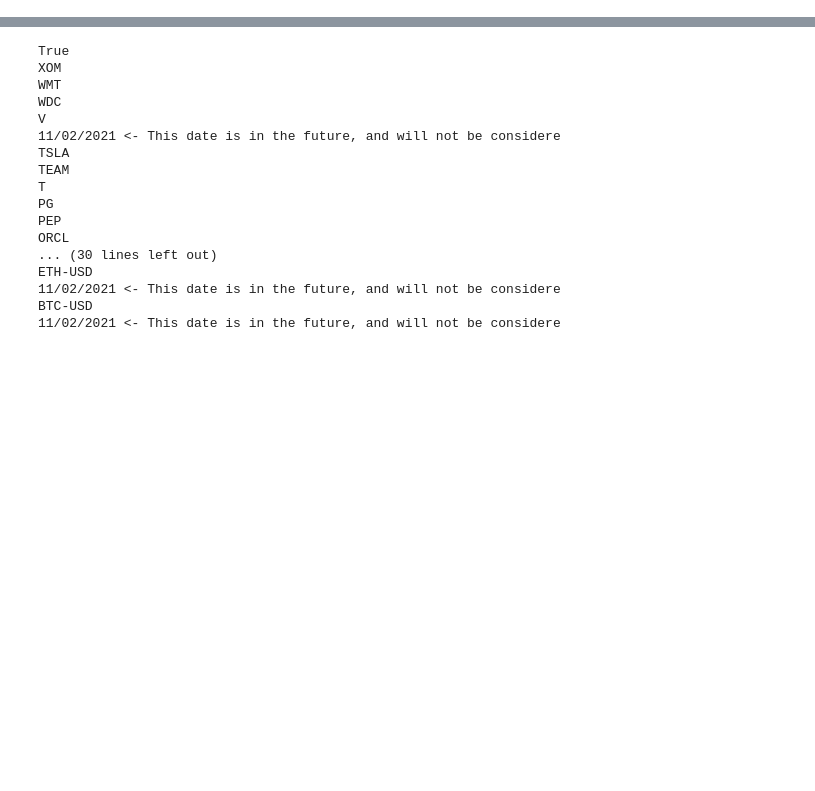
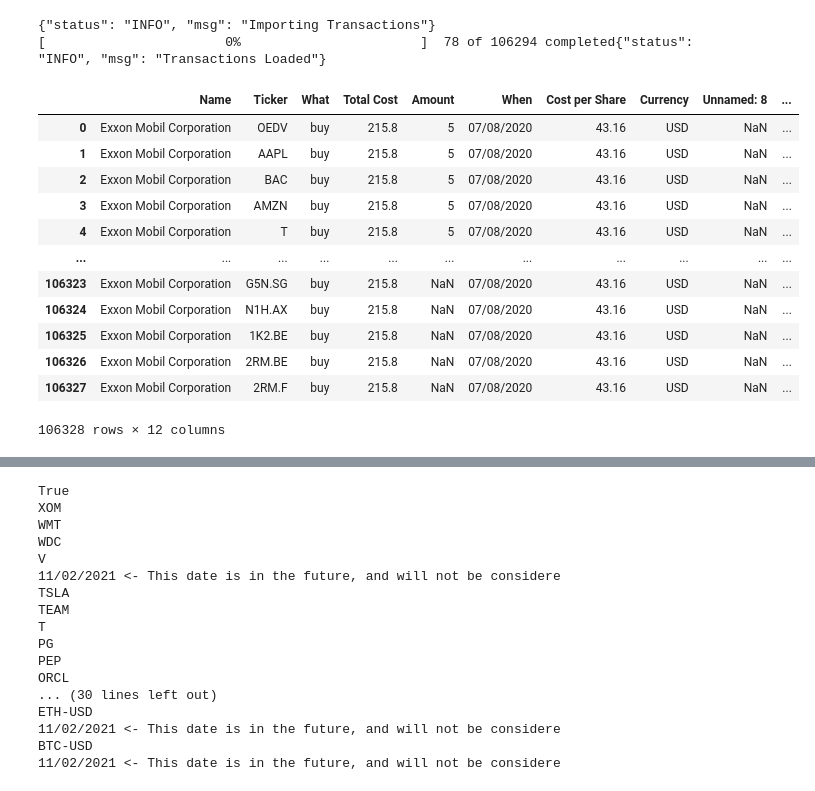
Before and after one commit to DonHaul/StonkMon, a Jupyter notebook: PortfolioMon.ipynb, the cells around one changed output, grey strips where cells are left out. Cells and saved outputs as stored; diff of their text form; code cells hidden in the pictures; blank space fills up the shorter version.

Commit message:
loading stocks info

```diff
--- a/PortfolioMon.ipynb
+++ b/PortfolioMon.ipynb
@@ -5,6 +5,16 @@ import numpy
 import math
 import altair as alt
 import time
+import json
+import datetime
+import sqlite3
+import multiprocessing
+import random
+from multiprocessing import Pool
+import defs
+import time
+import datetime
+
 #missing
 #fees
 #dividends
@@ -19,14 +29,10 @@ def return_print(msg="",payload=None,status="INFO"):
         payload=payload
 
     payload['status']=status
-    payload['errortype']='Invalid Stock Tickers'
+    payload['msg']=msg
 
     print(json.dumps(payload))
 
-     if len(empty_stocks)>0:
-         return_print()
-    payload['msg'] = msg"The Following Tickers are Invalid:"+" ".join(empty_stocks)+"\n, tickers must be set accordingly to  https://finance.yahoo.com/"
-    payload['stocks'] = empty_stocks
 
 #TODO
 #fees
@@ -58,2 +40,55 @@ startdate=pd.to_datetime(df['Date']).sort_values()[0].strftime("%Y-%m-%d")
+# %%
+filename = 'FinancePositions_Loader.csv'
+
+
+f = open(filename, "r")
+
+
+count_comma=0
+count_semicolon=0
+for i in range(2):
+    line = f.readline()
+    count_comma=count_comma+line.count(",")
+    count_semicolon=count_semicolon+line.count(";")
+
+
+f.close()
+
+return_print("Importing Transactions")
+
+sep=","
+if(count_semicolon>count_comma):
+    sep=";"
+
+
+transactions = pd.read_csv(filename,sep=sep)
+
+#get the most earliest date
+df=pd.DataFrame()
+df['Date']=transactions['When']
+startdate=pd.to_datetime(df['Date']).sort_values()[0].strftime("%Y-%m-%d")
+
+#get all use tickers distinct
+stonks=pd.unique(transactions['Ticker']).tolist()
+
+return_print("Transactions Loaded")
+
+transactions
+# %% [output]
+{"status": "INFO", "msg": "Importing Transactions"}
+[                       0%                       ]  78 of 106294 completed{"status": "INFO", "msg": "Transactions Loaded"}
+|  | Name | Ticker | What | Total Cost | Amount | When | Cost per Share | Currency | Unnamed: 8 | ... |
+| 0 | Exxon Mobil Corporation | OEDV | buy | 215.8 | 5 | 07/08/2020 | 43.16 | USD | NaN | ... |
+| 1 | Exxon Mobil Corporation | AAPL | buy | 215.8 | 5 | 07/08/2020 | 43.16 | USD | NaN | ... |
+| 2 | Exxon Mobil Corporation | BAC | buy | 215.8 | 5 | 07/08/2020 | 43.16 | USD | NaN | ... |
+| 3 | Exxon Mobil Corporation | AMZN | buy | 215.8 | 5 | 07/08/2020 | 43.16 | USD | NaN | ... |
+| 4 | Exxon Mobil Corporation | T | buy | 215.8 | 5 | 07/08/2020 | 43.16 | USD | NaN | ... |
+| ... | ... | ... | ... | ... | ... | ... | ... | ... | ... | ... |
+| 106323 | Exxon Mobil Corporation | G5N.SG | buy | 215.8 | NaN | 07/08/2020 | 43.16 | USD | NaN | ... |
+| 106324 | Exxon Mobil Corporation | N1H.AX | buy | 215.8 | NaN | 07/08/2020 | 43.16 | USD | NaN | ... |
+| 106325 | Exxon Mobil Corporation | 1K2.BE | buy | 215.8 | NaN | 07/08/2020 | 43.16 | USD | NaN | ... |
+| 106326 | Exxon Mobil Corporation | 2RM.BE | buy | 215.8 | NaN | 07/08/2020 | 43.16 | USD | NaN | ... |
+| 106327 | Exxon Mobil Corporation | 2RM.F | buy | 215.8 | NaN | 07/08/2020 | 43.16 | USD | NaN | ... |
+106328 rows × 12 columns
 # %%
 
```
Also changed, not shown: parts of 11 cells of this notebook, 2 other files.
